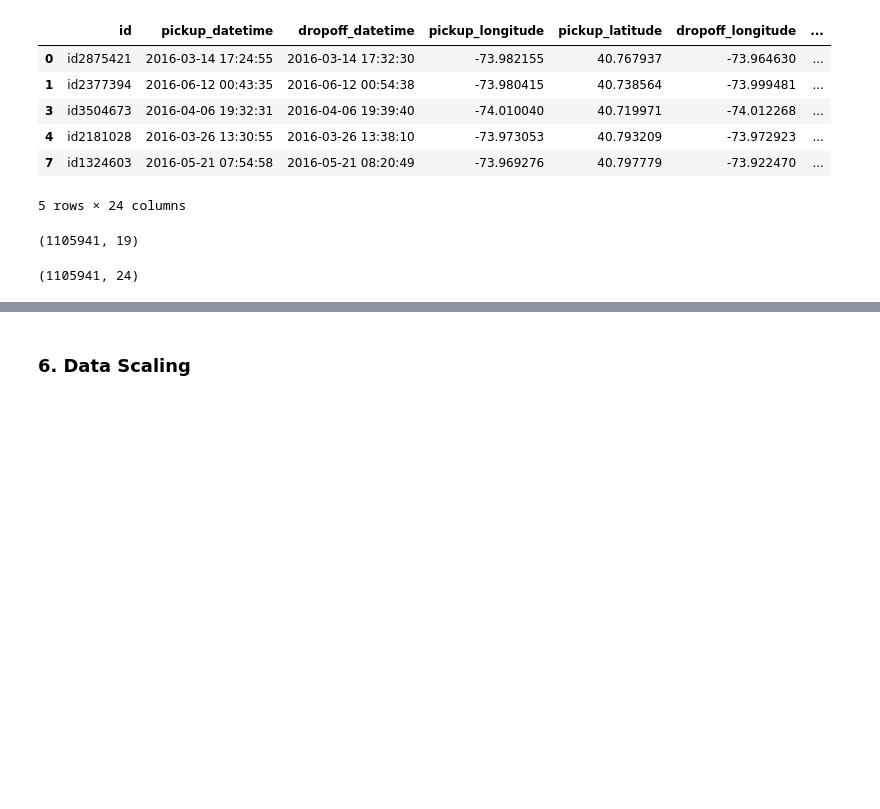
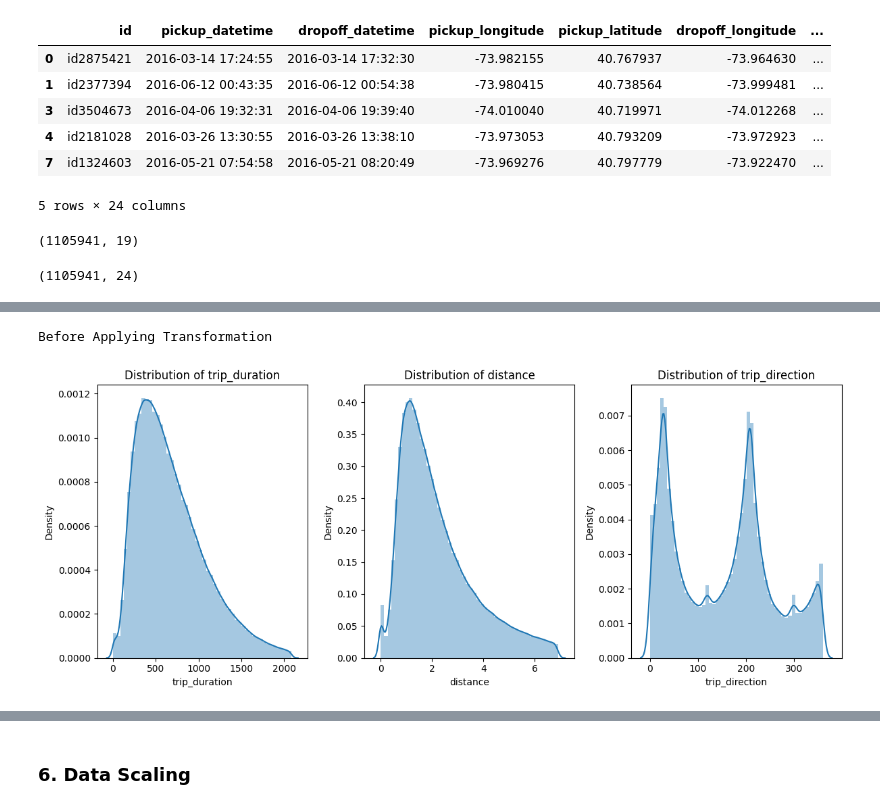
Before and after one commit to Navjotkhatri/NYC-Taxi-Trip-Time-Prediction, a Jupyter notebook: NYC_Taxi_Trip_Time_Prediction.ipynb, the cells around one changed output, grey strips where cells are left out. Saved outputs shown, nothing was run; the diff lists cells and outputs as text; code cells hidden in the pictures; blank space fills up the shorter version.

```diff
--- a/NYC_Taxi_Trip_Time_Prediction.ipynb
+++ b/NYC_Taxi_Trip_Time_Prediction.ipynb
@@ -1403,0 +1404,13 @@ NameError: ignored
+# %%
+cont_variables= ["trip_duration","distance","trip_direction"]
+# %%
+plt.figure(figsize=(20,5))
+print("Before Applying Transformation")
+for n,col in enumerate(cont_variables):
+  plt.subplot(1,5,n+1)
+  sns.distplot(final_df[col])
+  plt.title(f'Distribution of {col}')
+  plt.tight_layout()
+# %% [output]
+Before Applying Transformation
+[figure, added]
```
Also changed, not shown: parts of 18 cells of this notebook.
